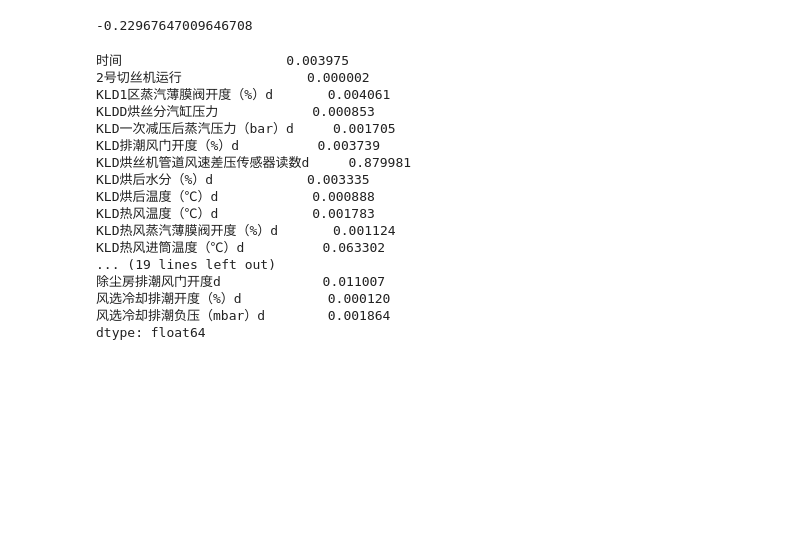
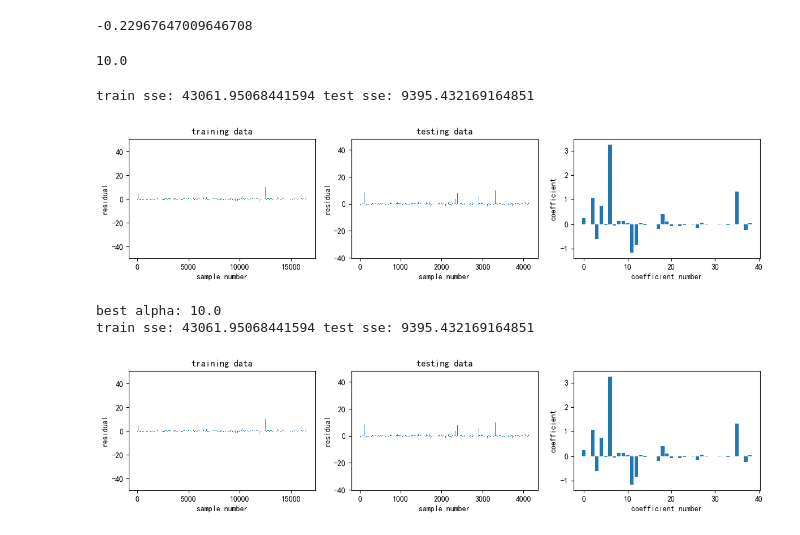
Before and after one commit to fallingjumping/china_Tabacco, a Jupyter notebook: test.ipynb, the cells around one changed output. Cells and saved outputs as stored; diff of their text form; code cells hidden in the pictures; blank space fills up the shorter version.

```diff
--- a/test.ipynb
+++ b/test.ipynb
@@ -6,7 +6,7 @@ import matplotlib.pyplot as plt
 plt.rcParams['font.sans-serif']=['SimHei']
 plt.rcParams['axes.unicode_minus'] = False
 # %%
-data = pd.read_csv('./full_data.csv', encoding='utf-16', sep='\t')
+data = pd.read_csv('./data/full_data.csv', encoding='utf-16', sep='\t')
 data.drop(columns=['Unnamed: 0'], inplace=True)
 num = int(len(data) * 0.5)
 
@@ -139,22 +139,59 @@ rfg_rf = rfg.fit(x_train, y_train) #.ravel()
 rfg_pre = rfg_rf.predict(x_test)
 acc = rfg_rf.score(x_test, y_test)
 # %%
-pd.Series(rfg.feature_importances_, index = data.drop('KLD热风风门开度（%）d',axis=1).columns)
+# pd.Series(rfg.feature_importances_, index = data.drop('KLD热风风门开度（%）d',axis=1).columns)
-# %% [output]
-时间                     0.003975
-2号切丝机运行                0.000002
-KLD1区蒸汽薄膜阀开度（%）d       0.004061
-KLDD烘丝分汽缸压力            0.000853
-KLD一次减压后蒸汽压力（bar）d     0.001705
-KLD排潮风门开度（%）d          0.003739
-KLD烘丝机管道风速差压传感器读数d     0.879981
-KLD烘后水分（%）d            0.003335
-KLD烘后温度（℃）d            0.000888
-KLD热风温度（℃）d            0.001783
-KLD热风蒸汽薄膜阀开度（%）d       0.001124
-KLD热风进筒温度（℃）d          0.063302
-... (19 lines left out)
-除尘房排潮风门开度d             0.011007
-风选冷却排潮开度（%）d           0.000120
-风选冷却排潮负压（mbar）d        0.001864
-dtype: float64
+# %%
+from sklearn.linear_model import RidgeCV
+# 创建损失计算函数 SSE
+def sse(resid):
+    return np.sum(resid**2)
+# %%
+def plot_residuals_and_coeff(resid_train, resid_test, coeff):
+    fig, axes = plt.subplots(1, 3, figsize=(12, 3))
+    axes[0].bar(np.arange(len(resid_train)), resid_train)
+    axes[0].set_xlabel("sample number")
+    axes[0].set_ylabel("residual")
+    axes[0].set_title("training data")
+    axes[1].bar(np.arange(len(resid_test)), resid_test)
+    axes[1].set_xlabel("sample number")
+    axes[1].set_ylabel("residual")
+    axes[1].set_title("testing data")
+    axes[2].bar(np.arange(len(coeff)), coeff)
+    axes[2].set_xlabel("coefficient number")
+    axes[2].set_ylabel("coefficient")
+    fig.tight_layout()
+    return fig, axes
+# fig, ax = plot_residuals_and_coeff(resid_train, resid_test, model.coef_)
+# plt.show()
+# %%
+model = RidgeCV()
+model.fit(x, y)
+model.alpha_
+# %% [output]
+10.0
+# %%
+resid_train = y_train - model.predict(x_train)
+sse_train = sse(resid_train)
+resid_test = y_test - model.predict(x_test)
+sse_test = sse(resid_test)
+print('train sse:', sse_train, 'test sse:', sse_test)
+fig, ax = plot_residuals_and_coeff(resid_train, resid_test, model.coef_)
+plt.show()
+# %% [output]
+train sse: 43061.95068441594 test sse: 9395.432169164851
+[figure, added]
+# %%
+from sklearn.linear_model import ElasticNetCV
+Ela = ElasticNetCV()
+Ela.fit(x_train, y_train)
+print('best alpha:', model.alpha_)
+resid_train = y_train - model.predict(x_train)
+sse_train = sse(resid_train)
+resid_test = y_test - model.predict(x_test)
+sse_test = sse(resid_test)
+print('train sse:', sse_train, 'test sse:', sse_test)
+fig, ax = plot_residuals_and_coeff(resid_train, resid_test, model.coef_)
+# %% [output]
+best alpha: 10.0
+train sse: 43061.95068441594 test sse: 9395.432169164851
+[figure, added]
```
Also changed, not shown: parts of 4 cells of this notebook, 5 other files.
